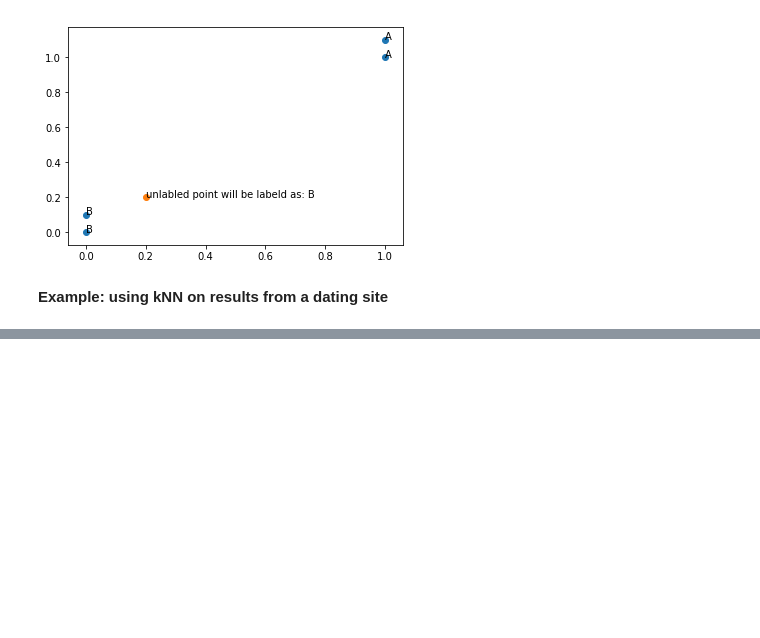
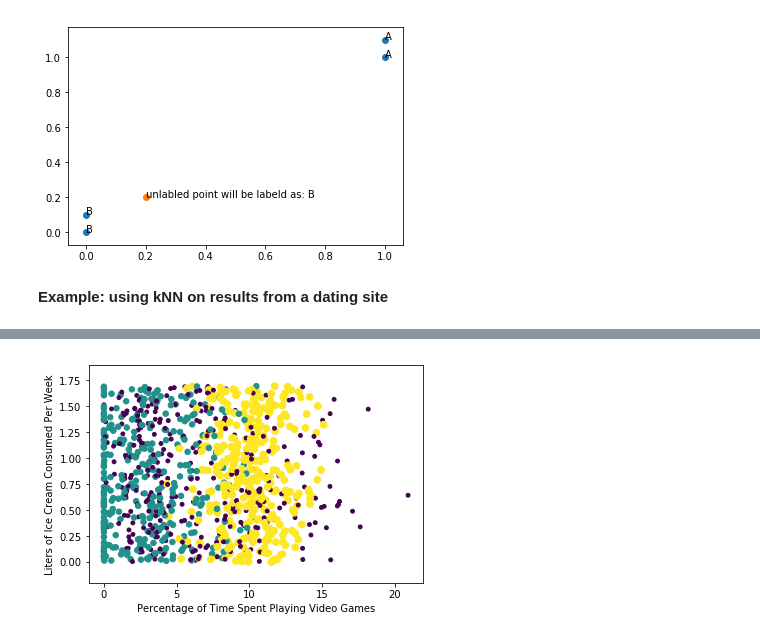
Before and after one commit to hansen7/Lifelong-Learning, a Jupyter notebook: Framework_Template/k_Nearest_Neighbors.ipynb, the cells around one changed output, grey strips where cells are left out. Saved outputs shown, nothing was run; the diff lists cells and outputs as text; code cells hidden in the pictures; blank space fills up the shorter version.

```diff
--- a/Framework_Template/k_Nearest_Neighbors.ipynb
+++ b/Framework_Template/k_Nearest_Neighbors.ipynb
@@ -86,0 +137,23 @@ def file2mat(filename):
+# %%
+## this is indexed version file of all the lables
+
+datingDataMat,datingLabels = file2mat('datingTestSet2.txt')
+
+#New_datingLabels = (float(label) for label in datingDataMat)
+
+#datingLabels
+New_datingLabels = []
+for item in datingLabels: New_datingLabels.append(float(item))
+# %%
+fig, ax = plt.subplots()
+ax.scatter(datingDataMat[:,1], datingDataMat[:,2], \
+           15.0*np.array(New_datingLabels), 15.0*np.array(New_datingLabels))
+ax.set_ylim((datingDataMat[:,2].min()-0.2, datingDataMat[:,2].max()+0.2))
+ax.set_xlabel("Percentage of Time Spent Playing Video Games")
+ax.set_ylabel("Liters of Ice Cream Consumed Per Week")
+#ax.set_title('Dating data with markers changed by class label. \
+#It’s easier to identify the different classes, but it’s difficult to draw conclusions from looking at this data.')
+#fig.legend()
+plt.show()
+# %% [output]
+[figure, added]
```
Also changed, not shown: parts of 7 cells of this notebook, 2 other files.
